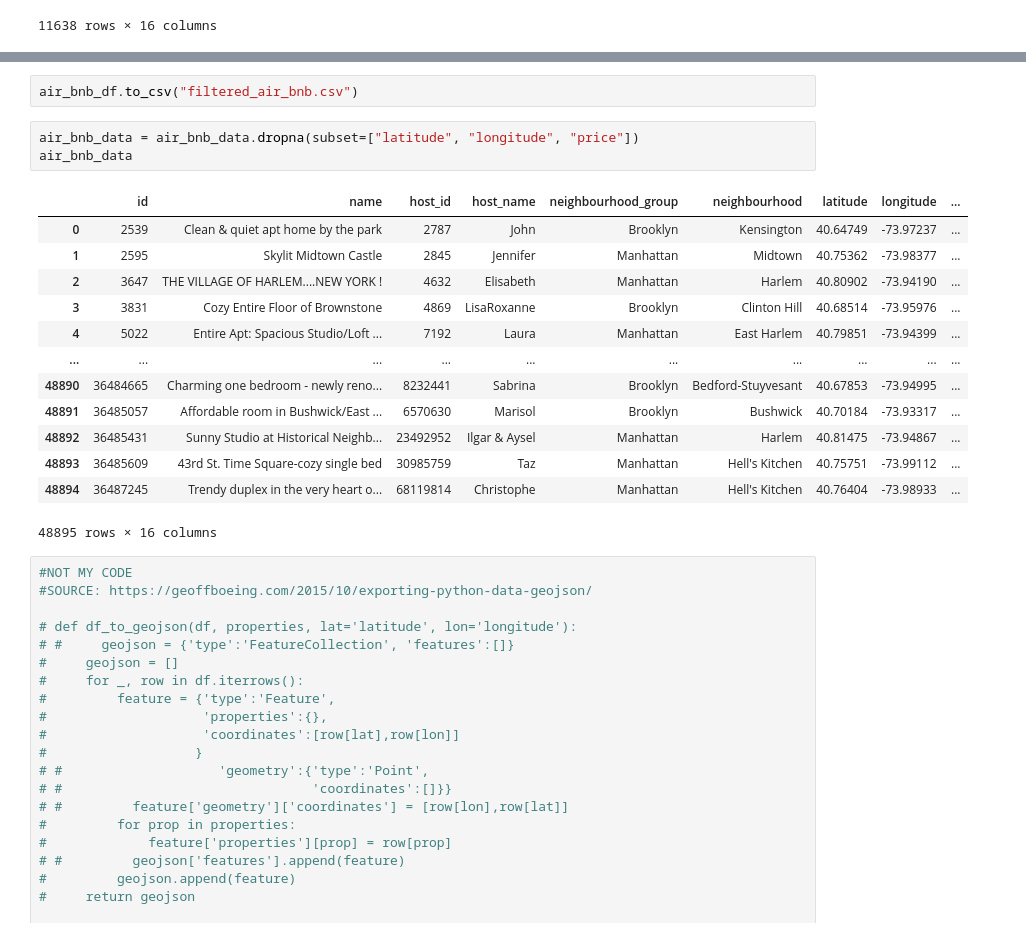
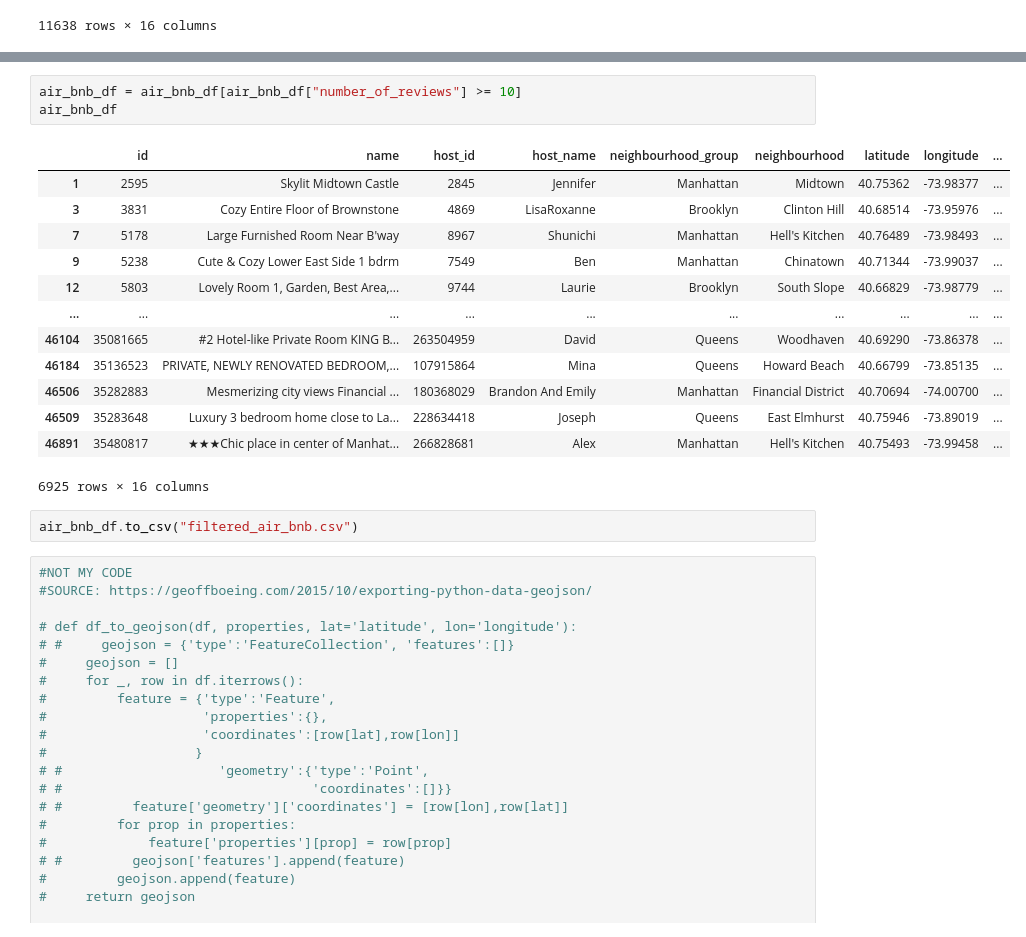
Before and after one commit to ehvandervorst/project-2, a Jupyter notebook: jeremy_folder/crime_and_airbnb/static/data/convert to json.ipynb, the cells around one changed output, grey strips where cells are left out. Saved outputs shown, nothing was run; the diff lists cells and outputs as text.

Commit message:
made adjustments regarding airbnb data and made markers prettier

```diff
--- a/jeremy_folder/crime_and_airbnb/static/data/convert to json.ipynb
+++ b/jeremy_folder/crime_and_airbnb/static/data/convert to json.ipynb
@@ -38,22 +58,22 @@ air_bnb_df
+# %%
+air_bnb_df = air_bnb_df[air_bnb_df["number_of_reviews"] >= 10]
+air_bnb_df
+# %% [output]
+|  | id | name | host_id | host_name | neighbourhood_group | neighbourhood | latitude | longitude | ... |
+| 1 | 2595 | Skylit Midtown Castle | 2845 | Jennifer | Manhattan | Midtown | 40.75362 | -73.98377 | ... |
+| 3 | 3831 | Cozy Entire Floor of Brownstone | 4869 | LisaRoxanne | Brooklyn | Clinton Hill | 40.68514 | -73.95976 | ... |
+| 7 | 5178 | Large Furnished Room Near B'way | 8967 | Shunichi | Manhattan | Hell's Kitchen | 40.76489 | -73.98493 | ... |
+| 9 | 5238 | Cute & Cozy Lower East Side 1 bdrm | 7549 | Ben | Manhattan | Chinatown | 40.71344 | -73.99037 | ... |
+| 12 | 5803 | Lovely Room 1, Garden, Best Area,... | 9744 | Laurie | Brooklyn | South Slope | 40.66829 | -73.98779 | ... |
+| ... | ... | ... | ... | ... | ... | ... | ... | ... | ... |
+| 46104 | 35081665 | #2 Hotel-like Private Room KING B... | 263504959 | David | Queens | Woodhaven | 40.69290 | -73.86378 | ... |
+| 46184 | 35136523 | PRIVATE, NEWLY RENOVATED BEDROOM,... | 107915864 | Mina | Queens | Howard Beach | 40.66799 | -73.85135 | ... |
+| 46506 | 35282883 | Mesmerizing city views Financial ... | 180368029 | Brandon And Emily | Manhattan | Financial District | 40.70694 | -74.00700 | ... |
+| 46509 | 35283648 | Luxury 3 bedroom home close to La... | 228634418 | Joseph | Queens | East Elmhurst | 40.75946 | -73.89019 | ... |
+| 46891 | 35480817 | ★★★Chic place in center of Manhat... | 266828681 | Alex | Manhattan | Hell's Kitchen | 40.75493 | -73.99458 | ... |
+6925 rows × 16 columns
 # %%
 air_bnb_df.to_csv("filtered_air_bnb.csv")
-# %%
-air_bnb_data = air_bnb_data.dropna(subset=["latitude", "longitude", "price"])
-air_bnb_data
-# %% [output]
-|  | id | name | host_id | host_name | neighbourhood_group | neighbourhood | latitude | longitude | ... |
-| 0 | 2539 | Clean & quiet apt home by the park | 2787 | John | Brooklyn | Kensington | 40.64749 | -73.97237 | ... |
-| 1 | 2595 | Skylit Midtown Castle | 2845 | Jennifer | Manhattan | Midtown | 40.75362 | -73.98377 | ... |
-| 2 | 3647 | THE VILLAGE OF HARLEM....NEW YORK ! | 4632 | Elisabeth | Manhattan | Harlem | 40.80902 | -73.94190 | ... |
-| 3 | 3831 | Cozy Entire Floor of Brownstone | 4869 | LisaRoxanne | Brooklyn | Clinton Hill | 40.68514 | -73.95976 | ... |
-| 4 | 5022 | Entire Apt: Spacious Studio/Loft ... | 7192 | Laura | Manhattan | East Harlem | 40.79851 | -73.94399 | ... |
-| ... | ... | ... | ... | ... | ... | ... | ... | ... | ... |
-| 48890 | 36484665 | Charming one bedroom - newly reno... | 8232441 | Sabrina | Brooklyn | Bedford-Stuyvesant | 40.67853 | -73.94995 | ... |
-| 48891 | 36485057 | Affordable room in Bushwick/East ... | 6570630 | Marisol | Brooklyn | Bushwick | 40.70184 | -73.93317 | ... |
-| 48892 | 36485431 | Sunny Studio at Historical Neighb... | 23492952 | Ilgar & Aysel | Manhattan | Harlem | 40.81475 | -73.94867 | ... |
-| 48893 | 36485609 | 43rd St. Time Square-cozy single bed | 30985759 | Taz | Manhattan | Hell's Kitchen | 40.75751 | -73.99112 | ... |
-| 48894 | 36487245 | Trendy duplex in the very heart o... | 68119814 | Christophe | Manhattan | Hell's Kitchen | 40.76404 | -73.98933 | ... |
-48895 rows × 16 columns
 # %%
 #NOT MY CODE
 #SOURCE: https://geoffboeing.com/2015/10/exporting-python-data-geojson/
```
Also changed, not shown: parts of 3 cells of this notebook, 3 other files.
